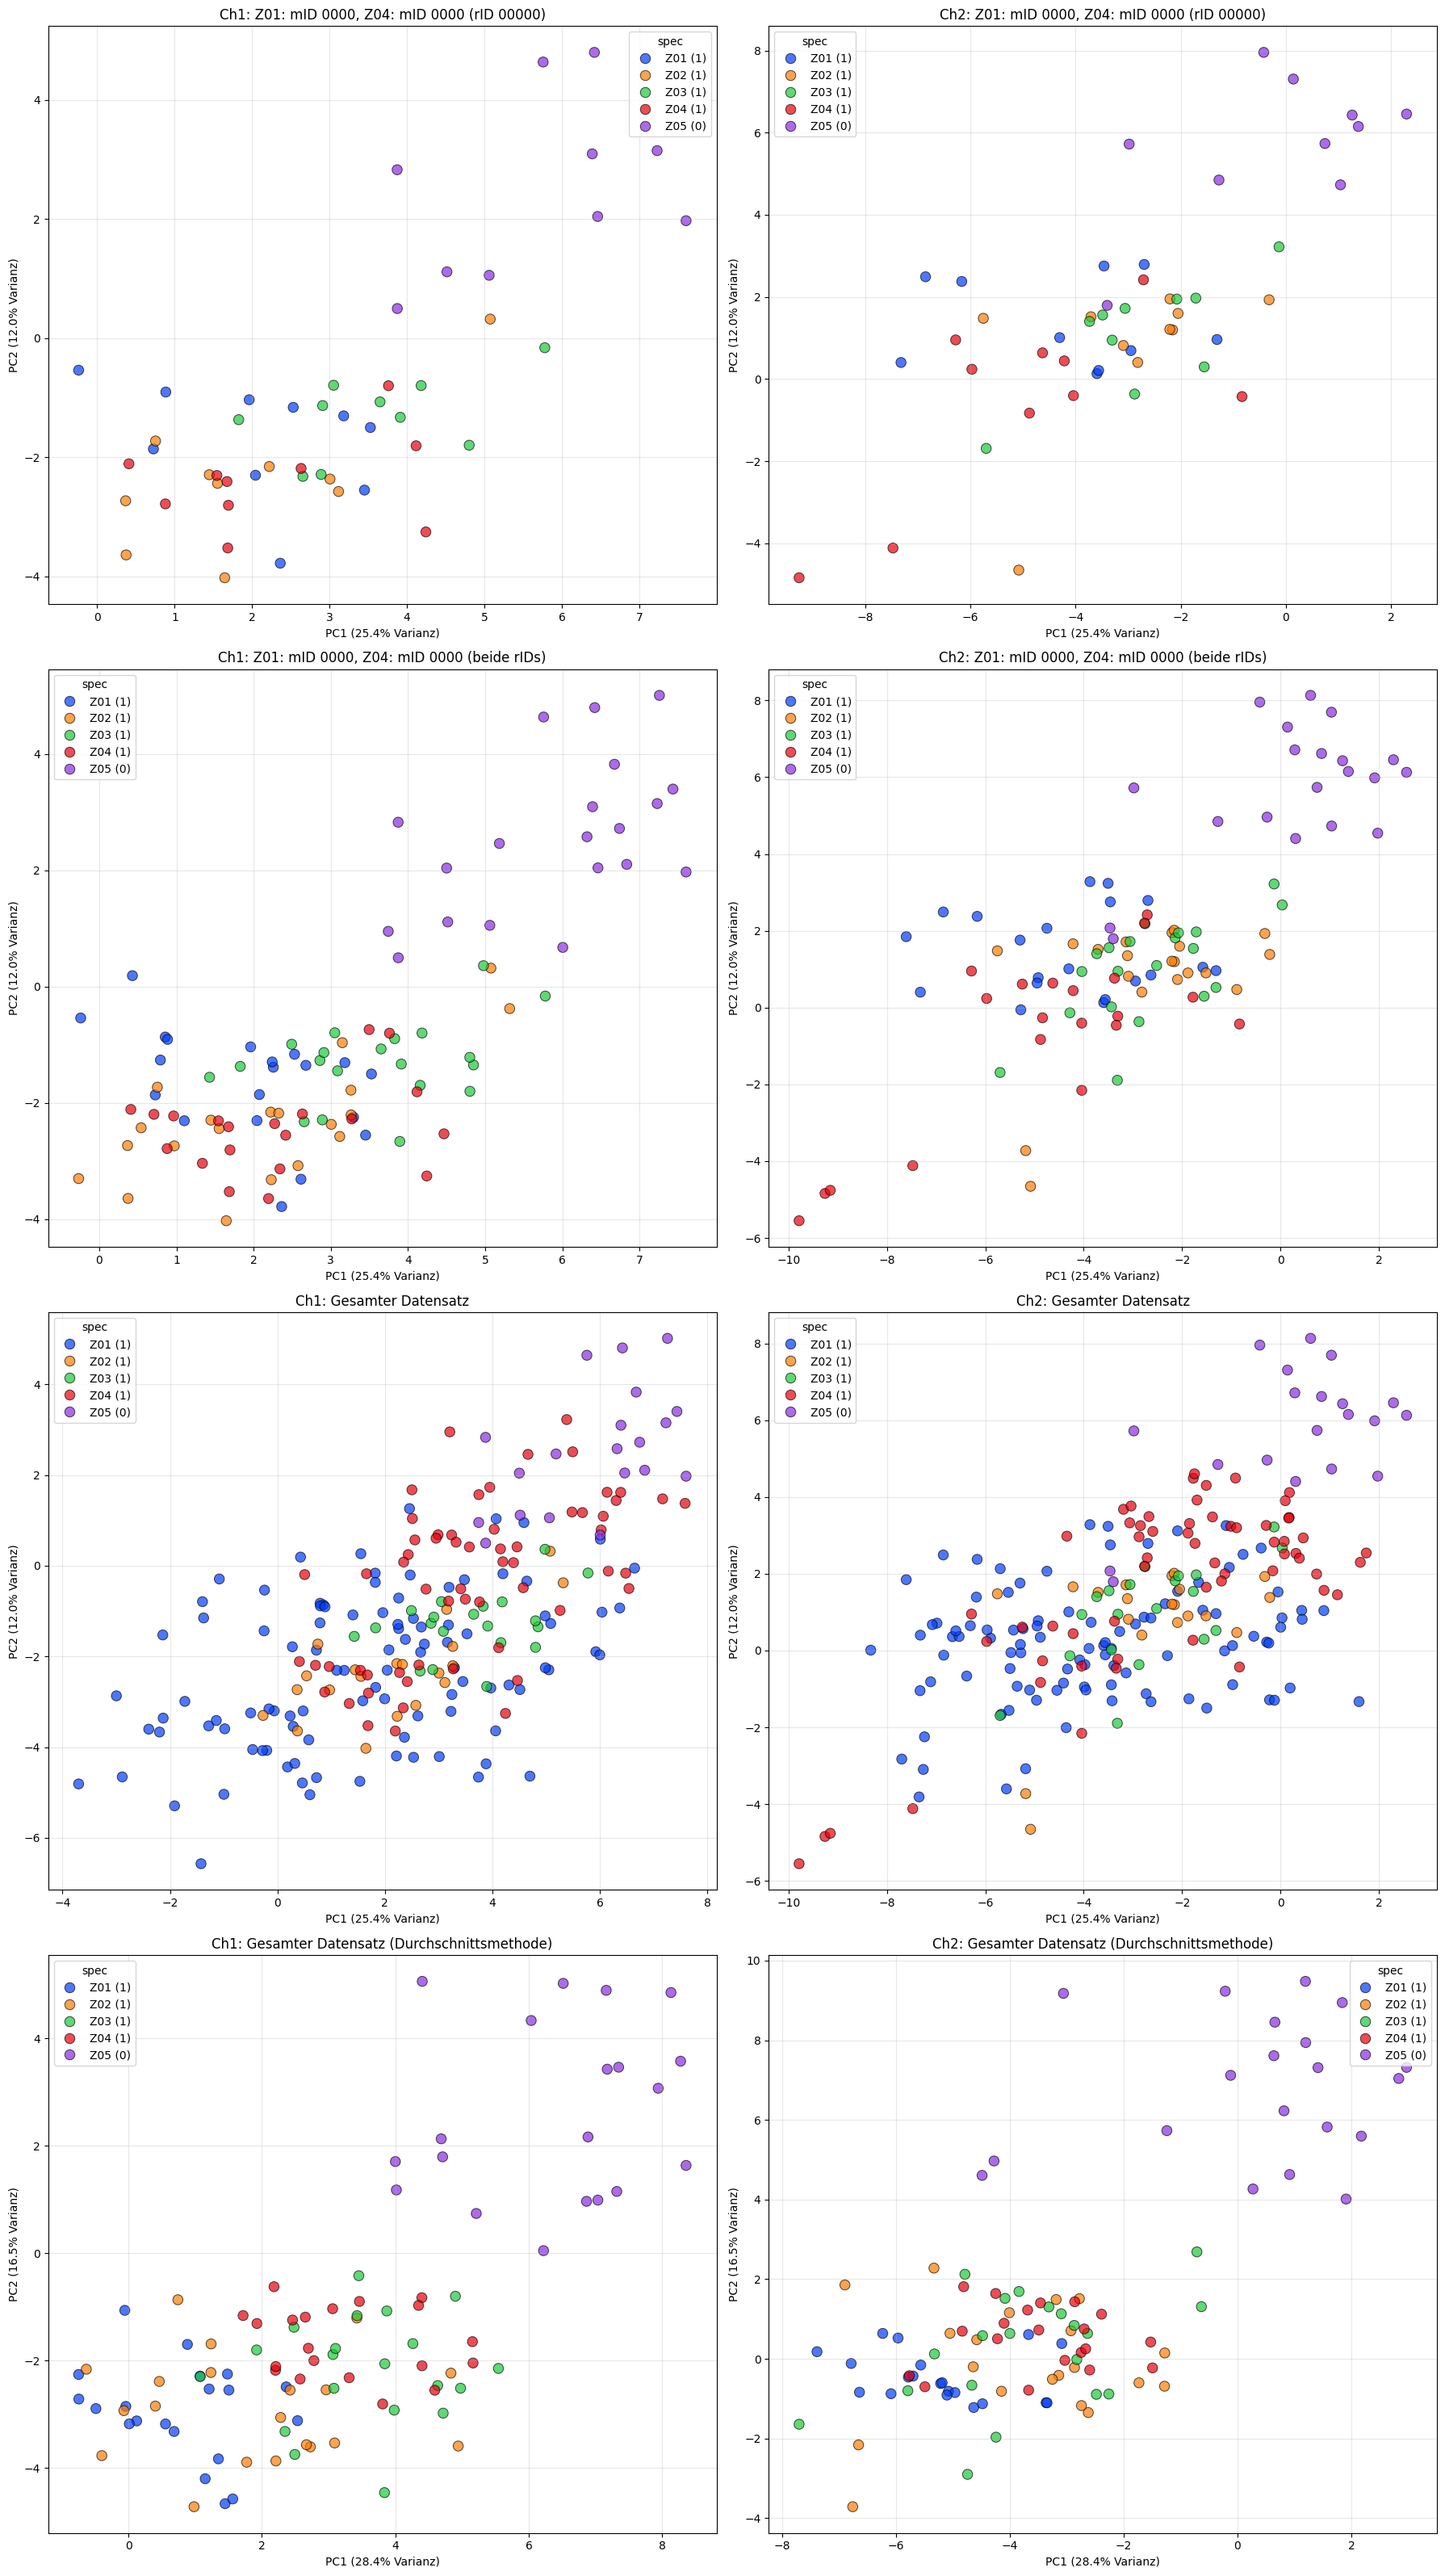
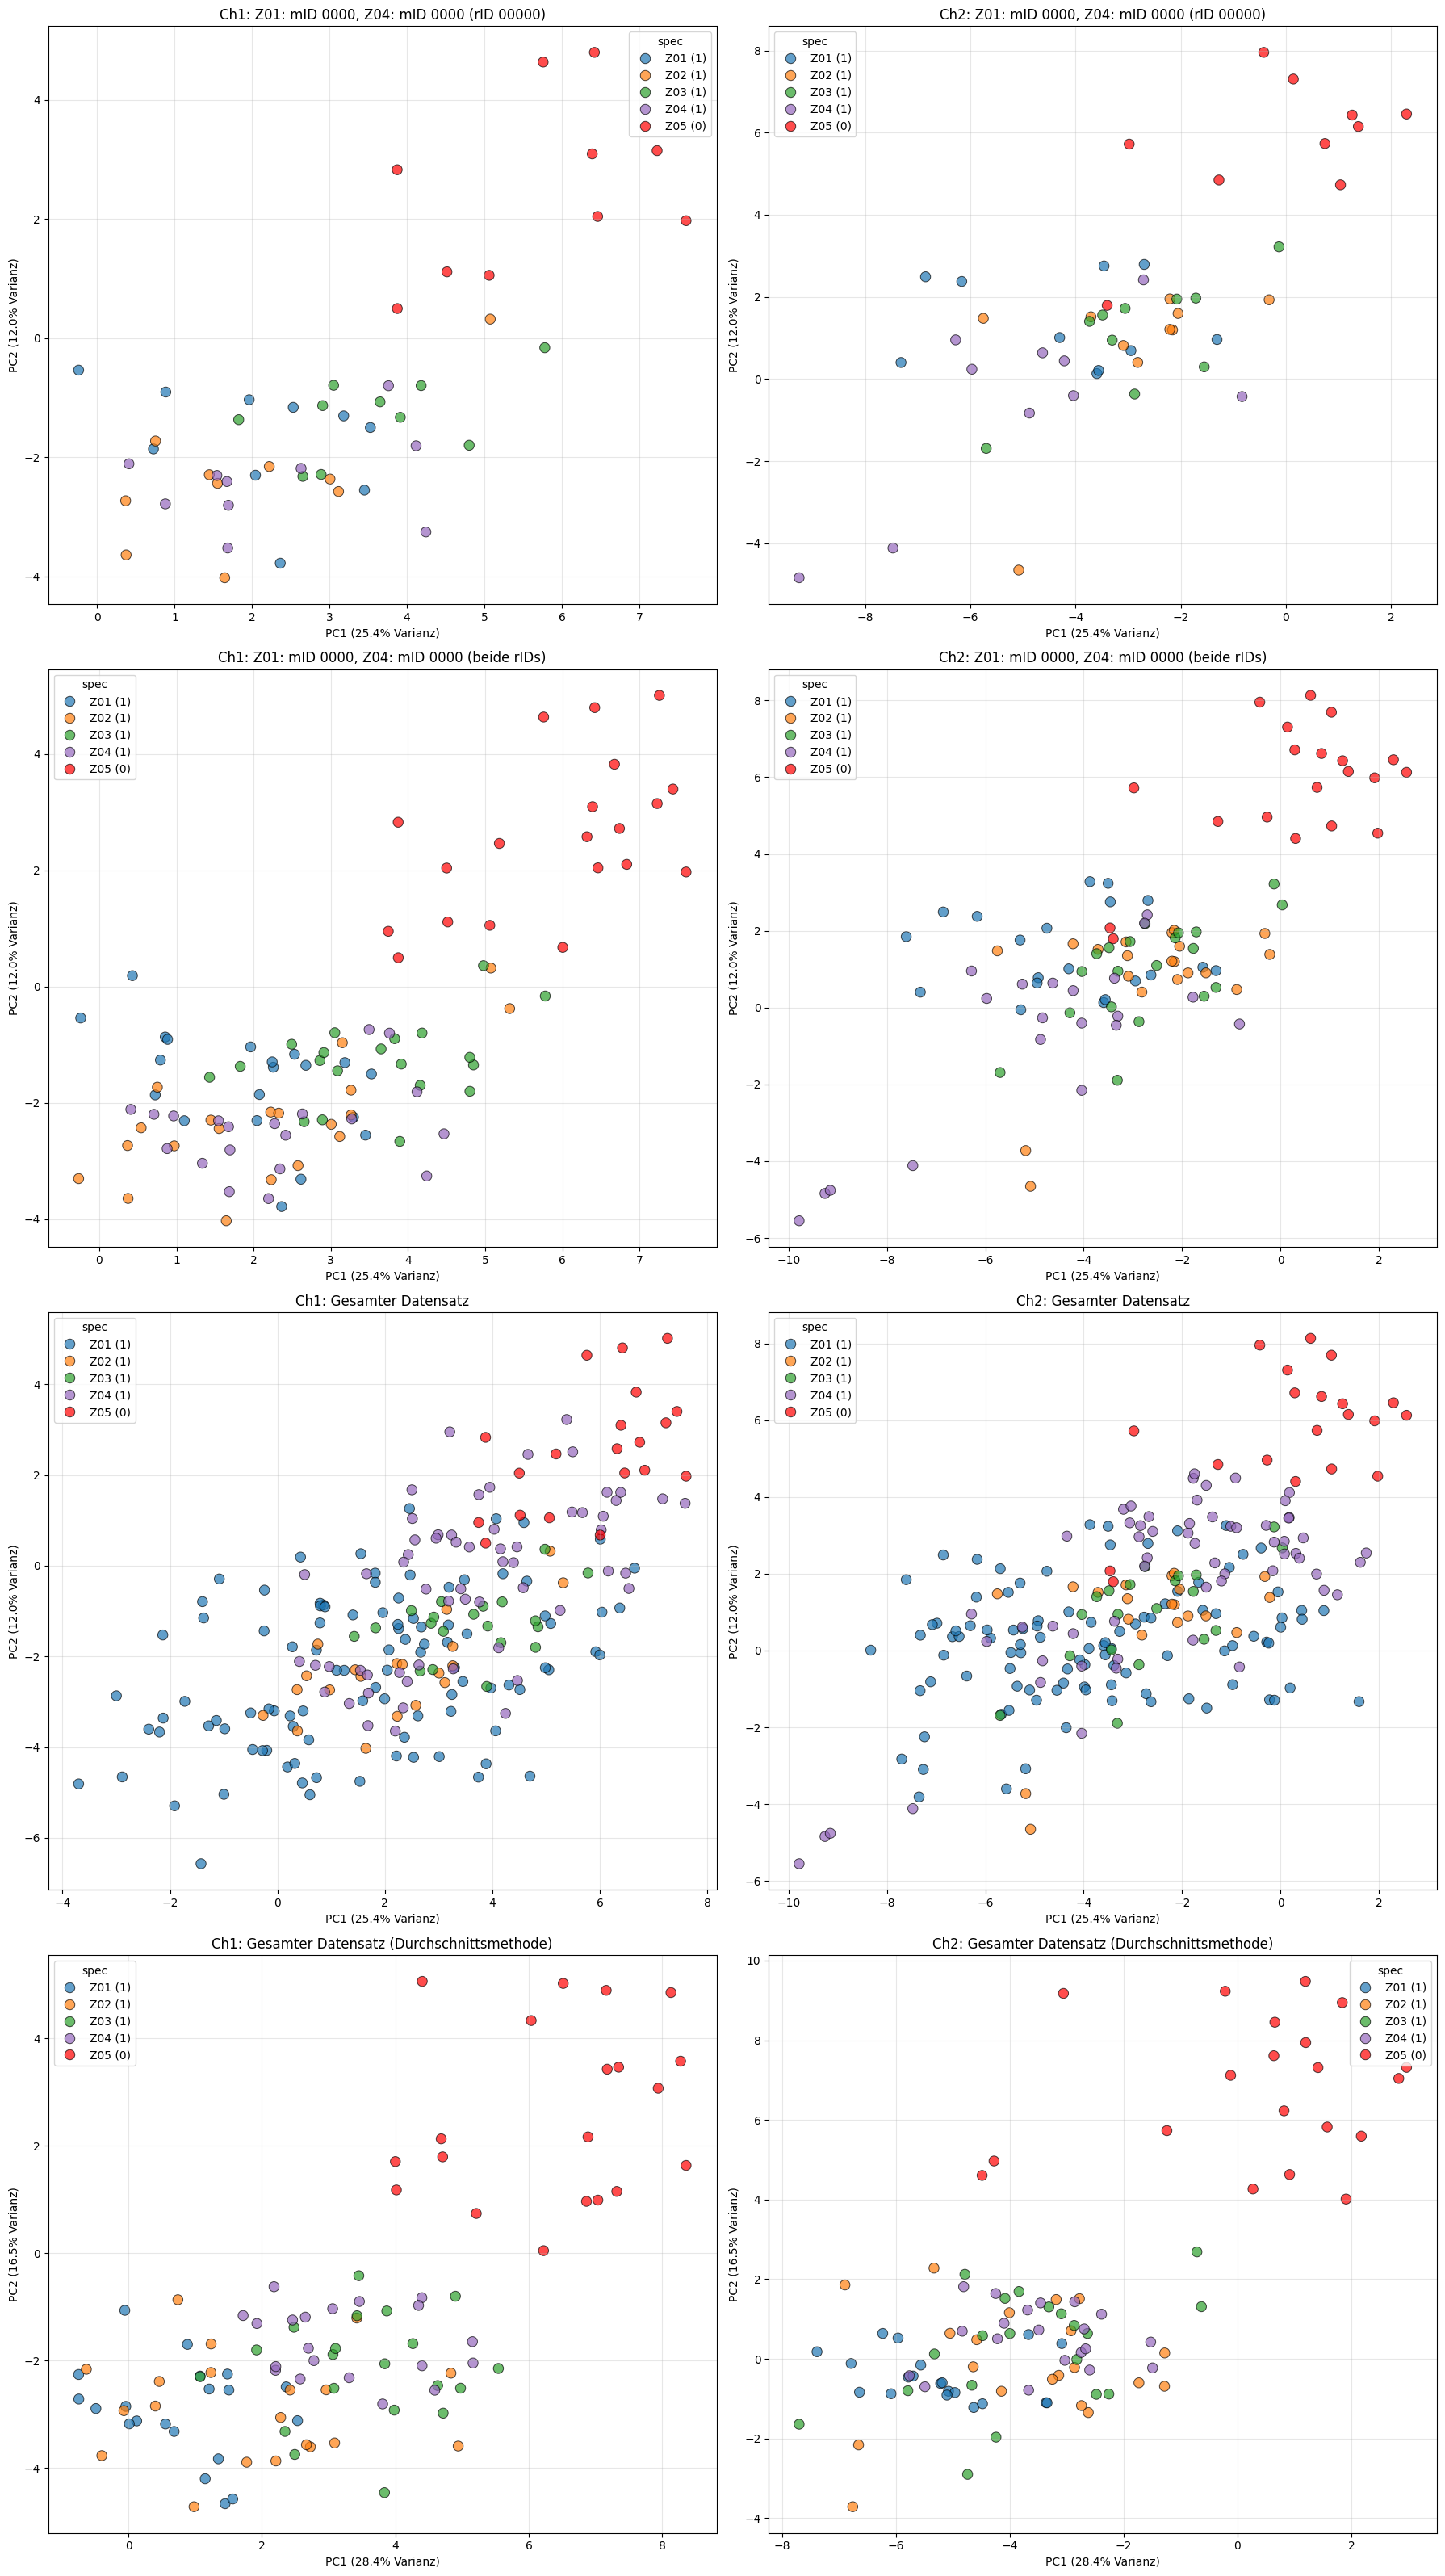
The change to this notebook cell's code, shown as a diff; its figure went from the first image to the second:
--- before
+++ after
@@ -2,4 +2,8 @@
 spec_state = {'Z01': '1', 'Z02': '1', 'Z03': '1', 'Z04': '1', 'Z05': '0'}
 spec_label = lambda spec: f"{spec} ({spec_state.get(spec, '?')})"
+spec_label_palette = {
+    'Z01 (1)': 'tab:blue', 'Z02 (1)': 'tab:orange', 'Z03 (1)': 'tab:green',
+    'Z04 (1)': 'tab:purple', 'Z05 (0)': 'red'
+}
 
 mID_Z1 = "0000"  # aus der Menge "0000" ... "0004"
@@ -23,5 +27,5 @@
         df_sc = df_s[df_s['sID'] == chan].copy()
         df_sc['spec_label'] = df_sc['spec'].map(spec_label)
-        sns.scatterplot(data=df_sc, x='PC1', y='PC2', hue='spec_label', s=80, palette='bright', 
+        sns.scatterplot(data=df_sc, x='PC1', y='PC2', hue='spec_label', s=80, palette=spec_label_palette, 
                         edgecolors='k', alpha=0.7)
         plt.title(f"{chan}: {title}")
@@ -36,5 +40,5 @@
     df_sc = df_feat_grouped[df_feat_grouped['sID'] == chan].copy()
     df_sc['spec_label'] = df_sc['spec'].map(spec_label)
-    sns.scatterplot(data=df_sc, x='PC1', y='PC2', hue='spec_label', s=80, palette='bright', 
+    sns.scatterplot(data=df_sc, x='PC1', y='PC2', hue='spec_label', s=80, palette=spec_label_palette, 
                     edgecolors='k', alpha=0.7)
     plt.title(f"{chan}: Gesamter Datensatz (Durchschnittsmethode)")

Commit: updated gear-analysis